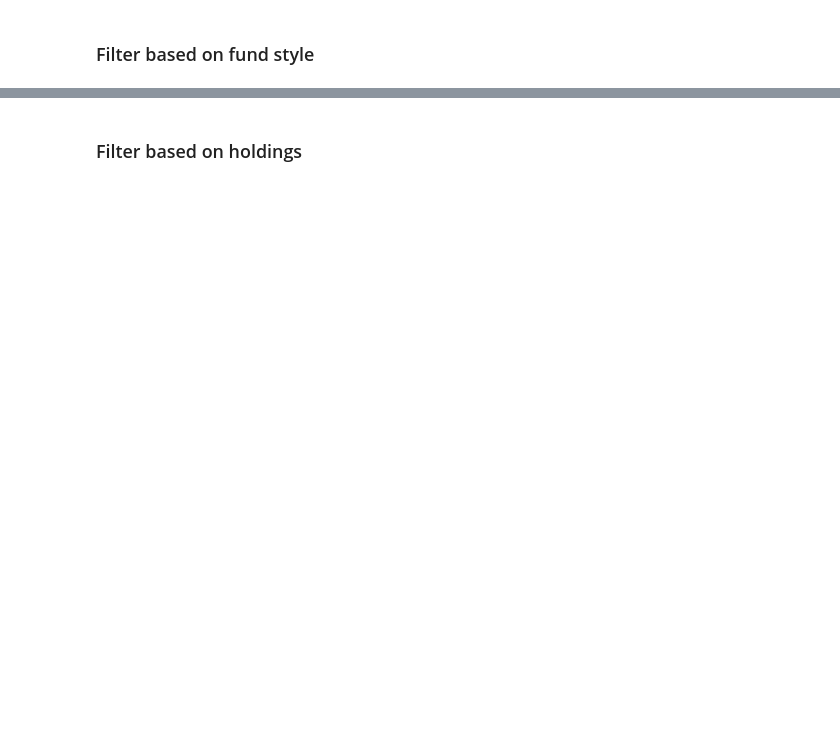
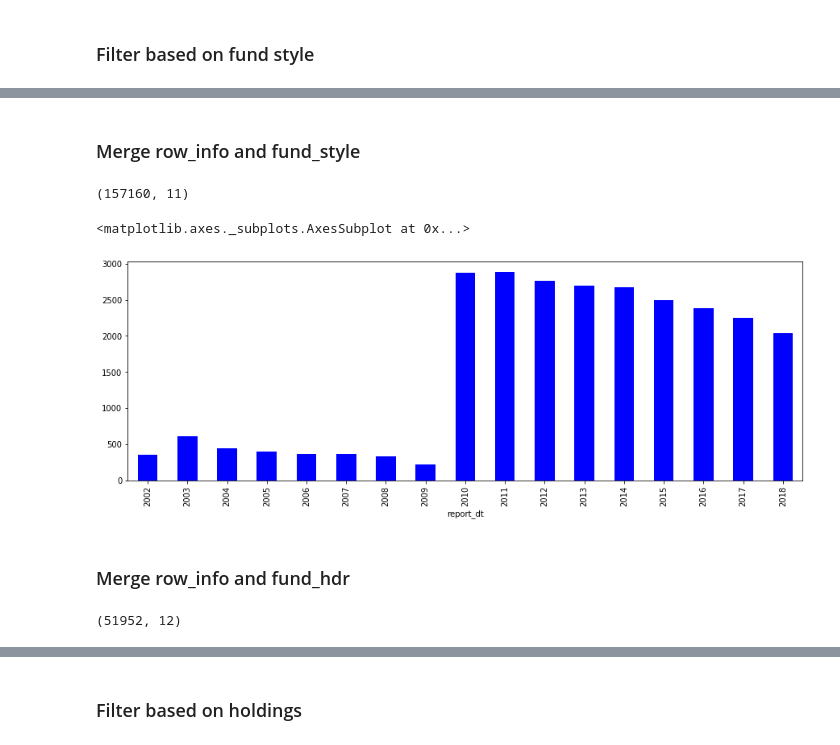
Before and after one commit to Amglex/Mutual-Funds, a Jupyter notebook: notebooks/012 - Data - Cleaning.ipynb, the cells around one changed output, grey strips where cells are left out. Saved outputs shown, nothing was run; the diff lists cells and outputs as text; code cells hidden in the pictures; blank space fills up the shorter version.

```diff
--- a/notebooks/012 - Data - Cleaning.ipynb
+++ b/notebooks/012 - Data - Cleaning.ipynb
@@ -196,0 +315,47 @@ fund_style = fund_style[fund_style['lipper_class'].isin(options.get('selected_ob
+# %% [markdown]
+### Merge row_info and fund_style
+# %%
+fund_style = fund_style.rename(columns={'begdt':'style_begdt',
+                                        'enddt':'style_enddt'})
+# %%
+sqlcode = '''
+    SELECT
+        row_info_merged.crsp_fundno, row_info_merged.crsp_portno, row_info_merged.fund_name,
+        row_info_merged.report_dt, row_info_merged.begdt, row_info_merged.enddt,
+        fund_style.crsp_fundno,
+        fund_style.style_begdt, fund_style.style_enddt,
+        fund_style.lipper_class, fund_style.cap_class, fund_style.style_class
+    FROM row_info_merged
+    INNER JOIN fund_style
+        ON row_info_merged.crsp_fundno = fund_style.crsp_fundno
+        AND row_info_merged.report_dt between fund_style.style_begdt AND fund_style.style_enddt;
+'''
+
+row_info_merged = ps.sqldf(sqlcode,locals())
+# %%
+columns = ['report_dt','begdt','enddt','style_begdt','style_enddt']
+row_info_merged[columns] = row_info_merged[columns].apply(pd.to_datetime)
+# %%
+row_info_merged = row_info_merged[['crsp_fundno','crsp_portno','fund_name',
+                                   'report_dt','begdt','enddt','style_begdt','style_enddt',
+                                  'lipper_class','cap_class','style_class']]
+row_info_merged = row_info_merged.iloc[:,1:]
+# %%
+row_info_merged.shape
+# %% [output]
+(157160, 11)
+# %%
+(row_info_merged['crsp_portno']
+    .groupby([
+         row_info_merged['report_dt'].dt.year,
+#         row_info_merged['report_dt'].dt.month
+     ])
+     .nunique()
+     .plot(kind='bar',
+           color = 'b',
+           figsize=(15,5)))
+# %% [output]
+<matplotlib.axes._subplots.AxesSubplot at 0x...>
+[figure, added]
+# %% [markdown]
+### Merge row_info and fund_hdr
@@ -196,0 +368,4 @@ fund_style = fund_style[fund_style['lipper_class'].isin(options.get('selected_ob
+# %%
+row_info_merged.shape
+# %% [output]
+(51952, 12)
```
Also changed, not shown: parts of 129 cells of this notebook, 3 other files.
